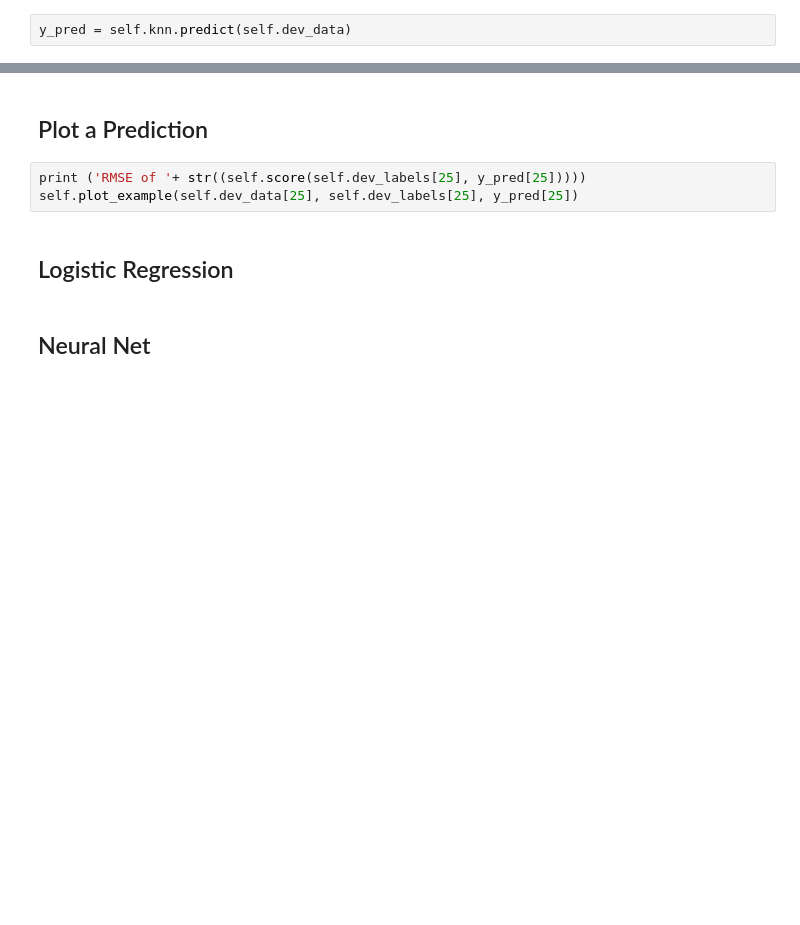
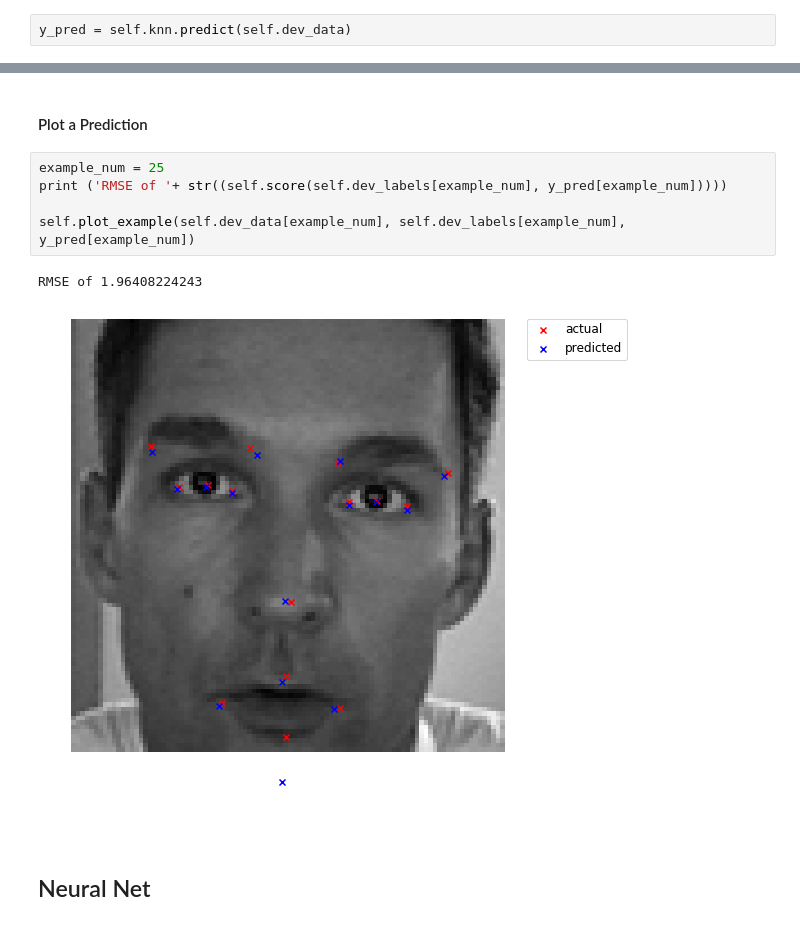
Before and after one commit to cgutwein/facial-keypoints-recognition, a Jupyter notebook: final_object.ipynb, the cells around one changed output, grey strips where cells are left out. Cells and saved outputs as stored; diff of their text form; blank space fills up the shorter version.

```diff
--- a/final_object.ipynb
+++ b/final_object.ipynb
@@ -208,10 +249,13 @@ self.score(self.dev_labels, y_pred)
 # %% [markdown]
-## Plot a Prediction
+#### Plot a Prediction
 # %%
-print ('RMSE of '+ str((self.score(self.dev_labels[25], y_pred[25]))))
-self.plot_example(self.dev_data[25], self.dev_labels[25], y_pred[25])
+example_num = 25
+print ('RMSE of '+ str((self.score(self.dev_labels[example_num], y_pred[example_num]))))
+
+self.plot_example(self.dev_data[example_num], self.dev_labels[example_num], y_pred[example_num])
+# %% [output]
+RMSE of 1.96408224243
+[figure, added]
-# %% [markdown]
-## Logistic Regression
 # %% [markdown]
 ## Neural Net
 # %% [markdown]
```
Also changed, not shown: parts of 35 cells of this notebook.
